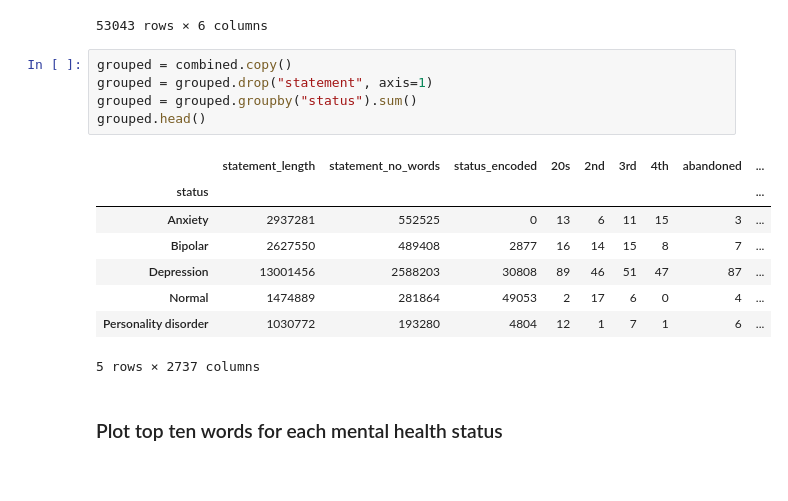
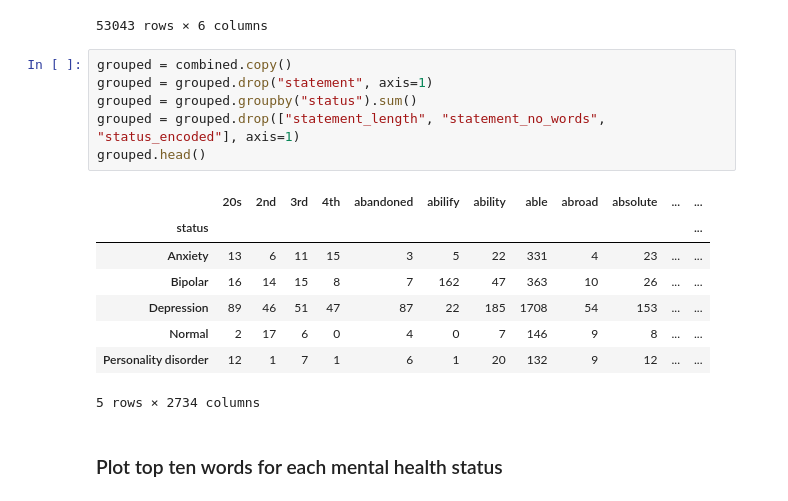
Before and after one commit to Mike812/kaggle, a Jupyter notebook: mental_health/MentalHealth.ipynb, the cells around one changed output. Saved outputs shown, nothing was run; the diff lists cells and outputs as text.

```diff
--- a/mental_health/MentalHealth.ipynb
+++ b/mental_health/MentalHealth.ipynb
@@ -185,17 +184,18 @@ combined[["status", "statement", "trouble", "mind", "good", "focus"]]
 # %%
 grouped = combined.copy()
 grouped = grouped.drop("statement", axis=1)
 grouped = grouped.groupby("status").sum()
+grouped = grouped.drop(["statement_length", "statement_no_words", "status_encoded"], axis=1)
 grouped.head()
 # %% [output]
-|  | statement_length | statement_no_words | status_encoded | 20s | 2nd | 3rd | 4th | abandoned | ... |
-| status |  |  |  |  |  |  |  |  | ... |
-| Anxiety | 2937281 | 552525 | 0 | 13 | 6 | 11 | 15 | 3 | ... |
-| Bipolar | 2627550 | 489408 | 2877 | 16 | 14 | 15 | 8 | 7 | ... |
-| Depression | 13001456 | 2588203 | 30808 | 89 | 46 | 51 | 47 | 87 | ... |
-| Normal | 1474889 | 281864 | 49053 | 2 | 17 | 6 | 0 | 4 | ... |
-| Personality disorder | 1030772 | 193280 | 4804 | 12 | 1 | 7 | 1 | 6 | ... |
+|  | 20s | 2nd | 3rd | 4th | abandoned | abilify | ability | able | abroad | absolute | ... | ... |
+| status |  |  |  |  |  |  |  |  |  |  |  | ... |
+| Anxiety | 13 | 6 | 11 | 15 | 3 | 5 | 22 | 331 | 4 | 23 | ... | ... |
+| Bipolar | 16 | 14 | 15 | 8 | 7 | 162 | 47 | 363 | 10 | 26 | ... | ... |
+| Depression | 89 | 46 | 51 | 47 | 87 | 22 | 185 | 1708 | 54 | 153 | ... | ... |
+| Normal | 2 | 17 | 6 | 0 | 4 | 0 | 7 | 146 | 9 | 8 | ... | ... |
+| Personality disorder | 12 | 1 | 7 | 1 | 6 | 1 | 20 | 132 | 9 | 12 | ... | ... |
-5 rows × 2737 columns
+5 rows × 2734 columns
 # %% [markdown]
 ### Plot top ten words for each mental health status
 # %%
```
Also changed, not shown: parts of 5 cells of this notebook, 5 other files.
